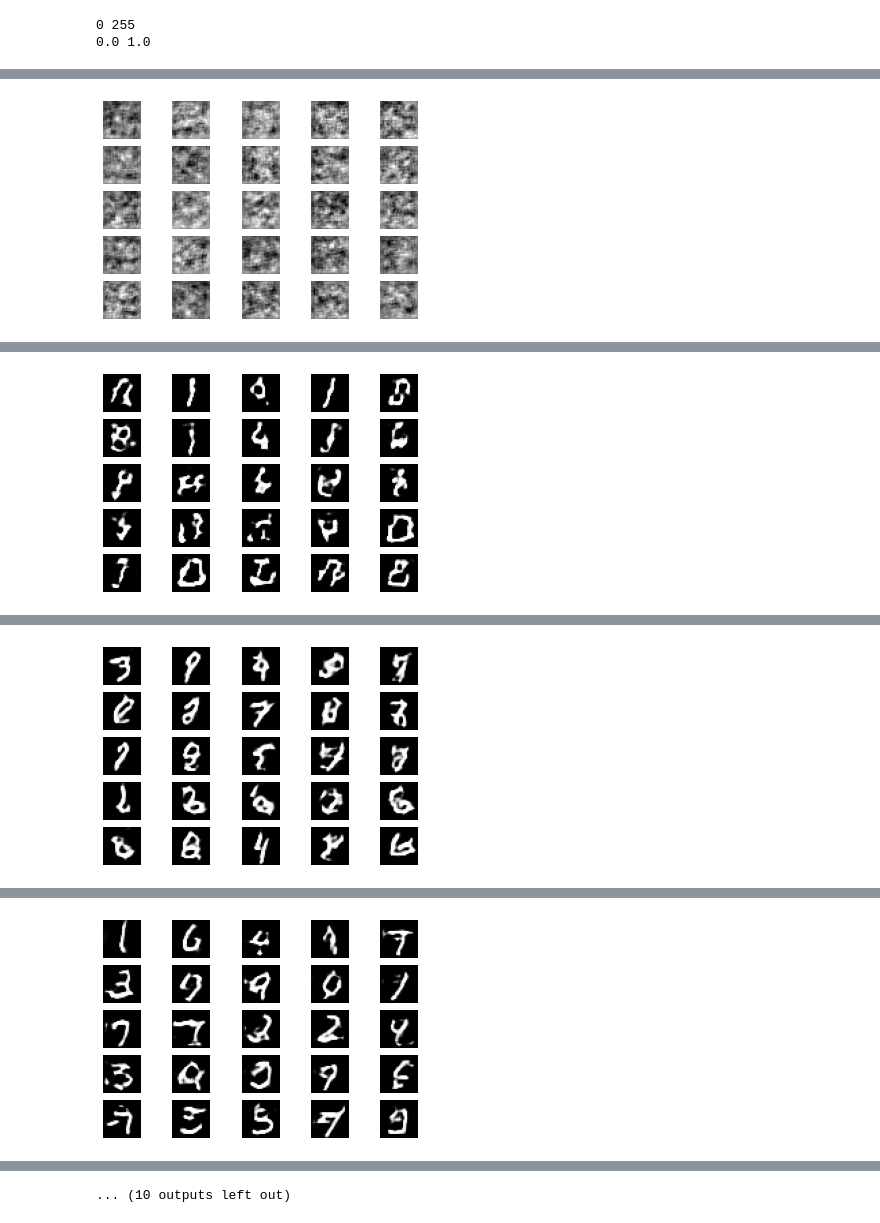
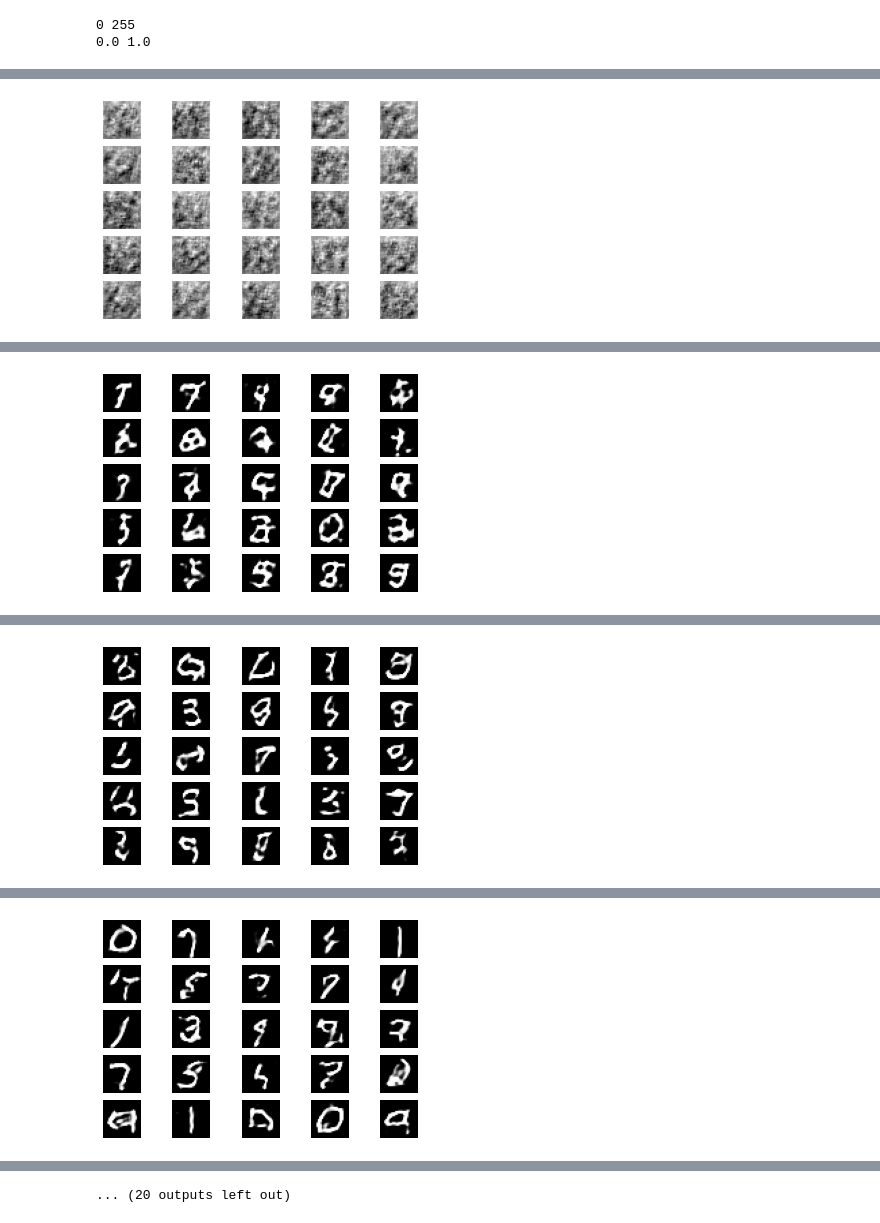
Before and after one commit to appersaravanan/Semeter-2-Assignment-1, a Jupyter notebook: GAN.ipynb, the cells around one changed output, grey strips where cells are left out. Drawn from its saved outputs; the diff is of its cells as text; code cells hidden in the pictures.

```diff
--- a/GAN.ipynb
+++ b/GAN.ipynb
@@ -175,5 +175,5 @@ combined = Model(z, valid)
 combined.compile(loss='binary_crossentropy', optimizer=optimizer)
 
 
-train(epochs=10000, batch_size=32, save_interval=1000)
+train(epochs=15000, batch_size=32, save_interval=1000)
 # %% [output]
@@ -181 +181 @@ train(epochs=10000, batch_size=32, save_interval=1000)
-[figure, old version]
+[figure, new version]
@@ -183 +183 @@ train(epochs=10000, batch_size=32, save_interval=1000)
-[figure, old version]
+[figure, new version]
@@ -185 +185 @@ train(epochs=10000, batch_size=32, save_interval=1000)
-[figure, old version]
+[figure, new version]
@@ -187 +187 @@ train(epochs=10000, batch_size=32, save_interval=1000)
-[figure, old version]
+[figure, new version]
@@ -192,4 +192,4 @@ train(epochs=10000, batch_size=32, save_interval=1000)
-... (10 outputs left out)
+... (20 outputs left out)
 # %%
 
 # print( os.listdir() )
```
Also changed, not shown: parts of 3 cells of this notebook.
